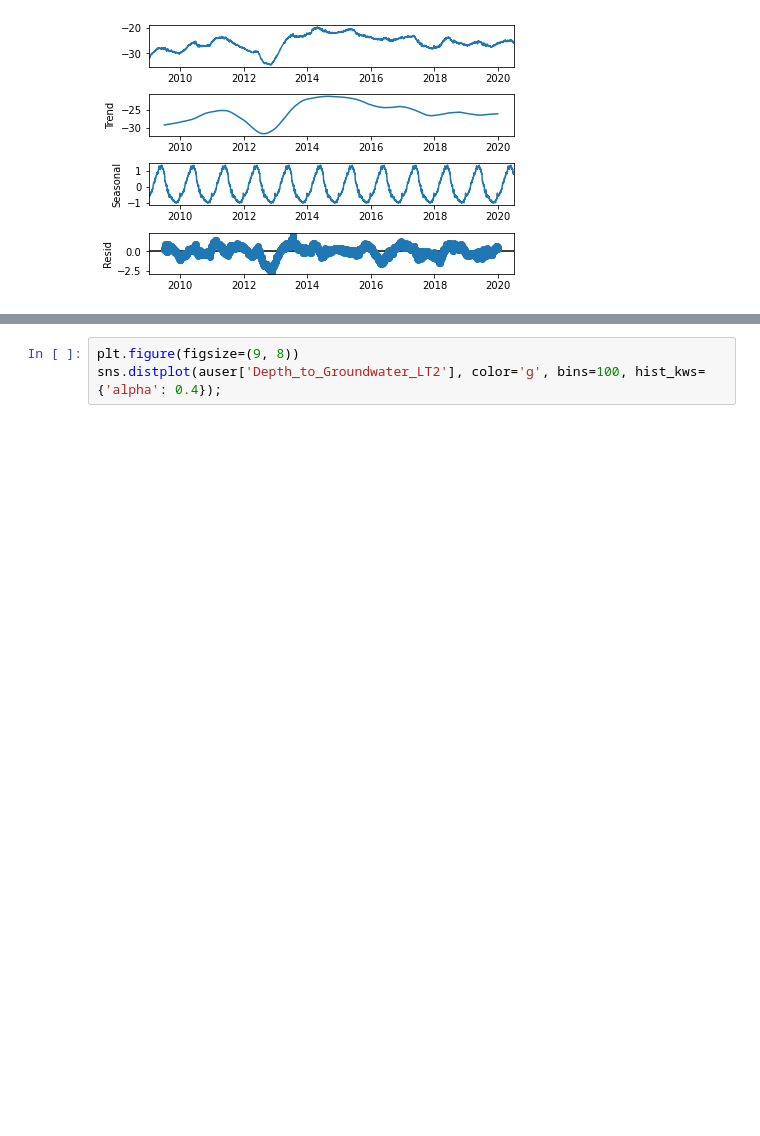
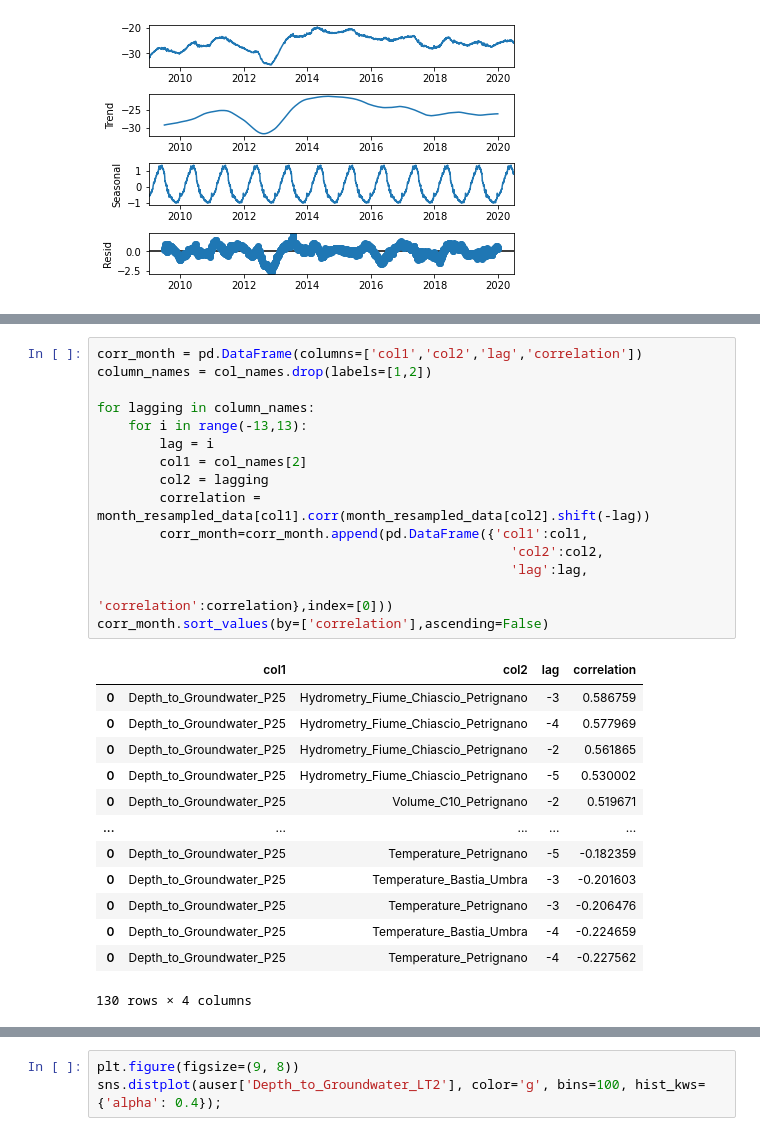
Before and after one commit to msplmansit98/aceawateranalytics, a Jupyter notebook: waterexploration.ipynb, the cells around one changed output, grey strips where cells are left out. Drawn from its saved outputs; the diff is of its cells as text; blank space fills up the shorter version.

```diff
--- a/waterexploration.ipynb
+++ b/waterexploration.ipynb
@@ -329,0 +353,29 @@ result.plot()
+# %%
+corr_month = pd.DataFrame(columns=['col1','col2','lag','correlation'])
+column_names = col_names.drop(labels=[1,2])
+
+for lagging in column_names:
+    for i in range(-13,13):
+        lag = i
+        col1 = col_names[2]
+        col2 = lagging
+        correlation = month_resampled_data[col1].corr(month_resampled_data[col2].shift(-lag))
+        corr_month=corr_month.append(pd.DataFrame({'col1':col1,
+                                                     'col2':col2,
+                                                     'lag':lag,
+                                                     'correlation':correlation},index=[0]))
+corr_month.sort_values(by=['correlation'],ascending=False)
+# %% [output]
+|  | col1 | col2 | lag | correlation |
+| 0 | Depth_to_Groundwater_P25 | Hydrometry_Fiume_Chiascio_Petrignano | -3 | 0.586759 |
+| 0 | Depth_to_Groundwater_P25 | Hydrometry_Fiume_Chiascio_Petrignano | -4 | 0.577969 |
+| 0 | Depth_to_Groundwater_P25 | Hydrometry_Fiume_Chiascio_Petrignano | -2 | 0.561865 |
+| 0 | Depth_to_Groundwater_P25 | Hydrometry_Fiume_Chiascio_Petrignano | -5 | 0.530002 |
+| 0 | Depth_to_Groundwater_P25 | Volume_C10_Petrignano | -2 | 0.519671 |
+| ... | ... | ... | ... | ... |
+| 0 | Depth_to_Groundwater_P25 | Temperature_Petrignano | -5 | -0.182359 |
+| 0 | Depth_to_Groundwater_P25 | Temperature_Bastia_Umbra | -3 | -0.201603 |
+| 0 | Depth_to_Groundwater_P25 | Temperature_Petrignano | -3 | -0.206476 |
+| 0 | Depth_to_Groundwater_P25 | Temperature_Bastia_Umbra | -4 | -0.224659 |
+| 0 | Depth_to_Groundwater_P25 | Temperature_Petrignano | -4 | -0.227562 |
+130 rows × 4 columns
```
Also changed, not shown: parts of 19 cells of this notebook, 6 other files.
